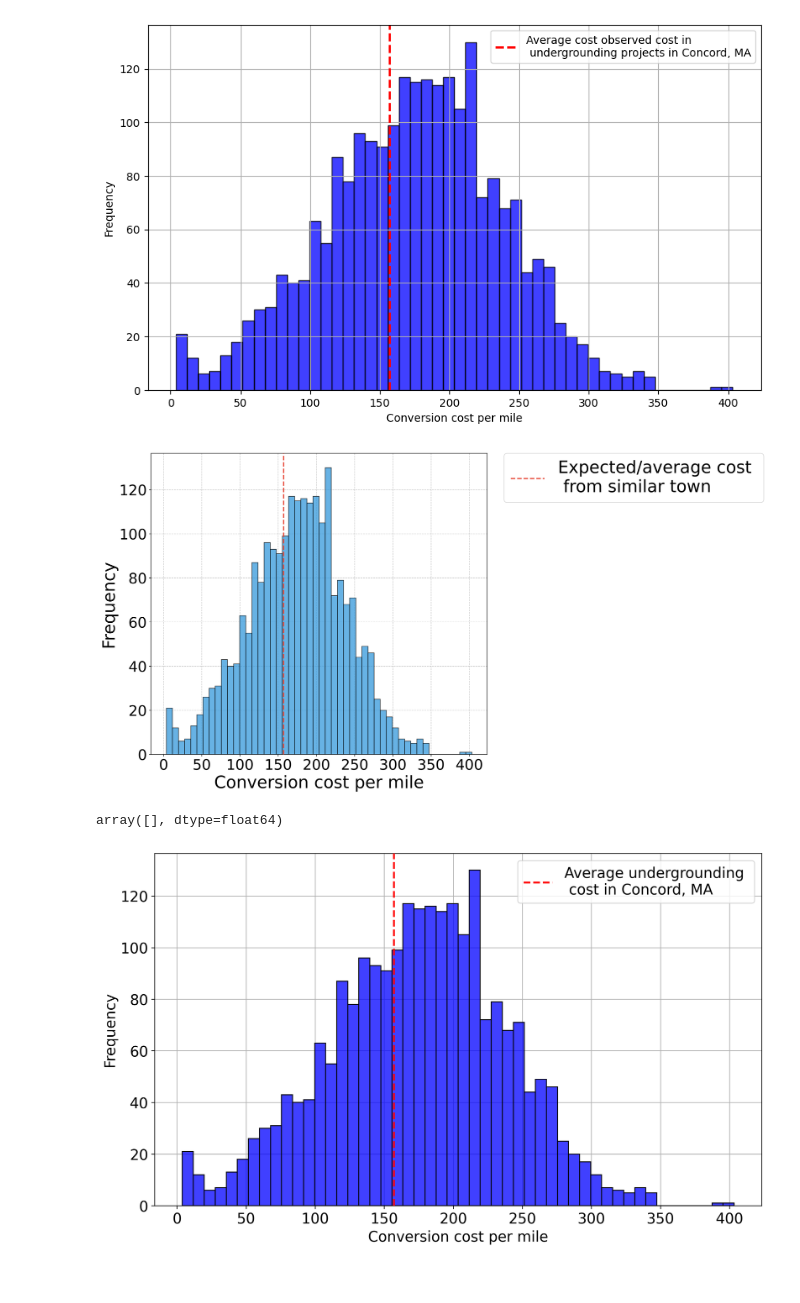
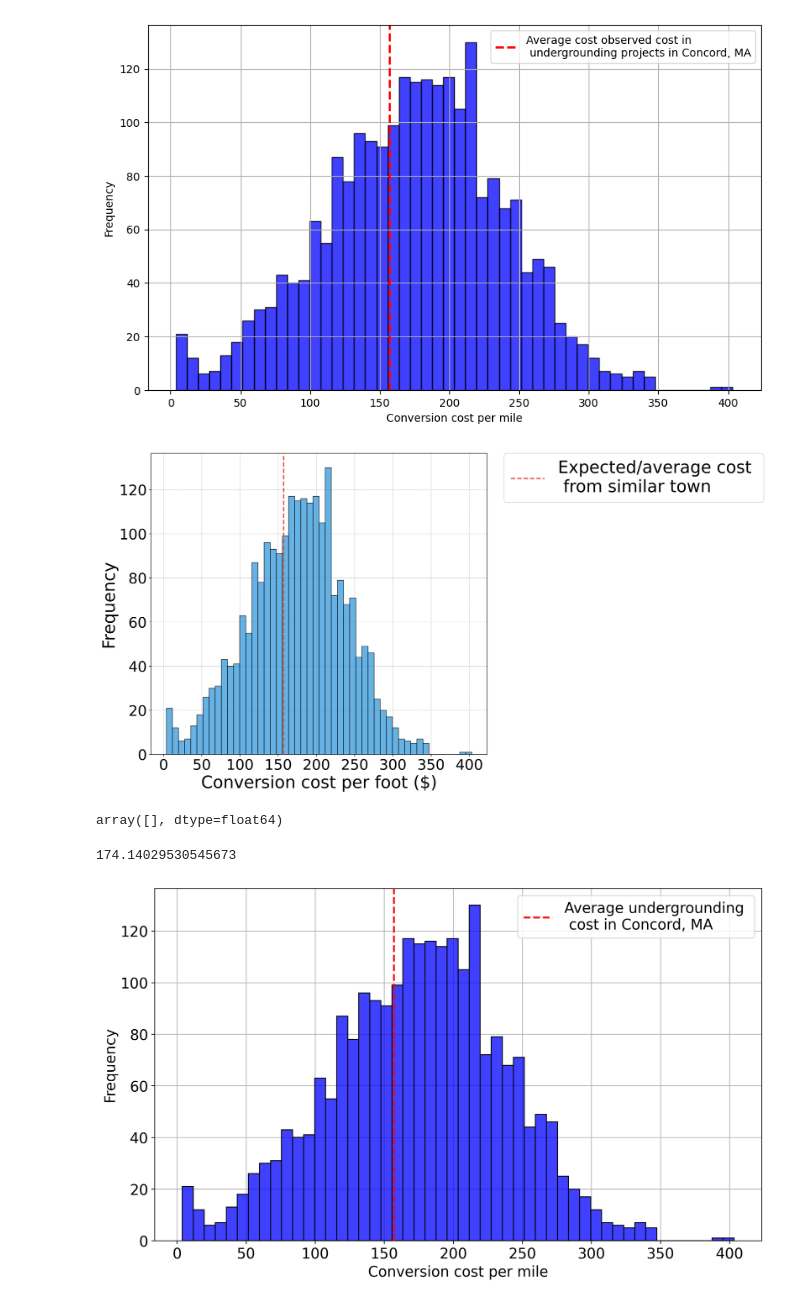
Before and after one commit to narslab/project-groundwork, a Jupyter notebook: bin/jupyter/dissagregated-cost-model.ipynb, the cells around one changed output. Cells and saved outputs as stored; diff of their text form; code cells hidden in the pictures.

```diff
--- a/bin/jupyter/dissagregated-cost-model.ipynb
+++ b/bin/jupyter/dissagregated-cost-model.ipynb
@@ -75,40 +75,46 @@ densities = np.random.normal(log_density_mu, log_density_sigma, num_segments)
 clays = np.random.choice(log_clay, num_segments, p=log_clay_probability)
 
 # Model coefficients
 coeff_phase = -63.7480
 coeff_density = -61.4211
 coeff_clay = 136.8115
 
 # Calculate the conversion cost for each line segment
 conversion_costs = (coeff_phase * phases +
                     coeff_density * densities +
                     coeff_clay * clays)
 
 # Ensure no conversion costs are less than zero
 conversion_costs = np.maximum(conversion_costs, 3.6789975)
 
 # Plot the histogram and the average line
 plt.figure(figsize=(10, 9), dpi=400)
 plt.hist(conversion_costs, bins=50, alpha=0.75, color='#3498db', edgecolor='black', zorder=3)
 plt.axvline(157, color='#e74c3c', linestyle='dashed', linewidth=2, zorder=4 ,label='Expected/average cost \n from similar town')
-plt.xlabel('Conversion cost per mile', fontsize=28)
+plt.xlabel('Conversion cost per foot ($)', fontsize=28)
 plt.ylabel('Frequency', fontsize=28)
 plt.xticks(fontsize=24)
 plt.yticks(fontsize=24)
 #plt.legend(fontsize=18)
 plt.legend(fontsize=28, bbox_to_anchor=(1.05, 1), loc='upper left', borderaxespad=0.)
 #plt.legend(fontsize=20, bbox_to_anchor=(1, 1), loc='upper left')
 
 #plt.title('Histogram of Conversion Costs', fontsize=16, weight='bold')
 plt.grid(True, linestyle='--', alpha=0.7)
 plt.show()
 # %% [output]
-[figure, old version]
+[figure, new version]
 # %%
 negative_conversion_costs = conversion_costs[conversion_costs < 0]
 negative_conversion_costs
 # %% [output]
 array([], dtype=float64)
+# %%
+# Calculate the average value of the histogram
+average_conversion_cost = np.mean(conversion_costs)
+average_conversion_cost
+# %% [output]
+174.14029530545673
 # %%
 # Create the plot
 fig, ax = plt.subplots(figsize=(12, 7), dpi=300)
```
Also changed, not shown: 8 other files.
